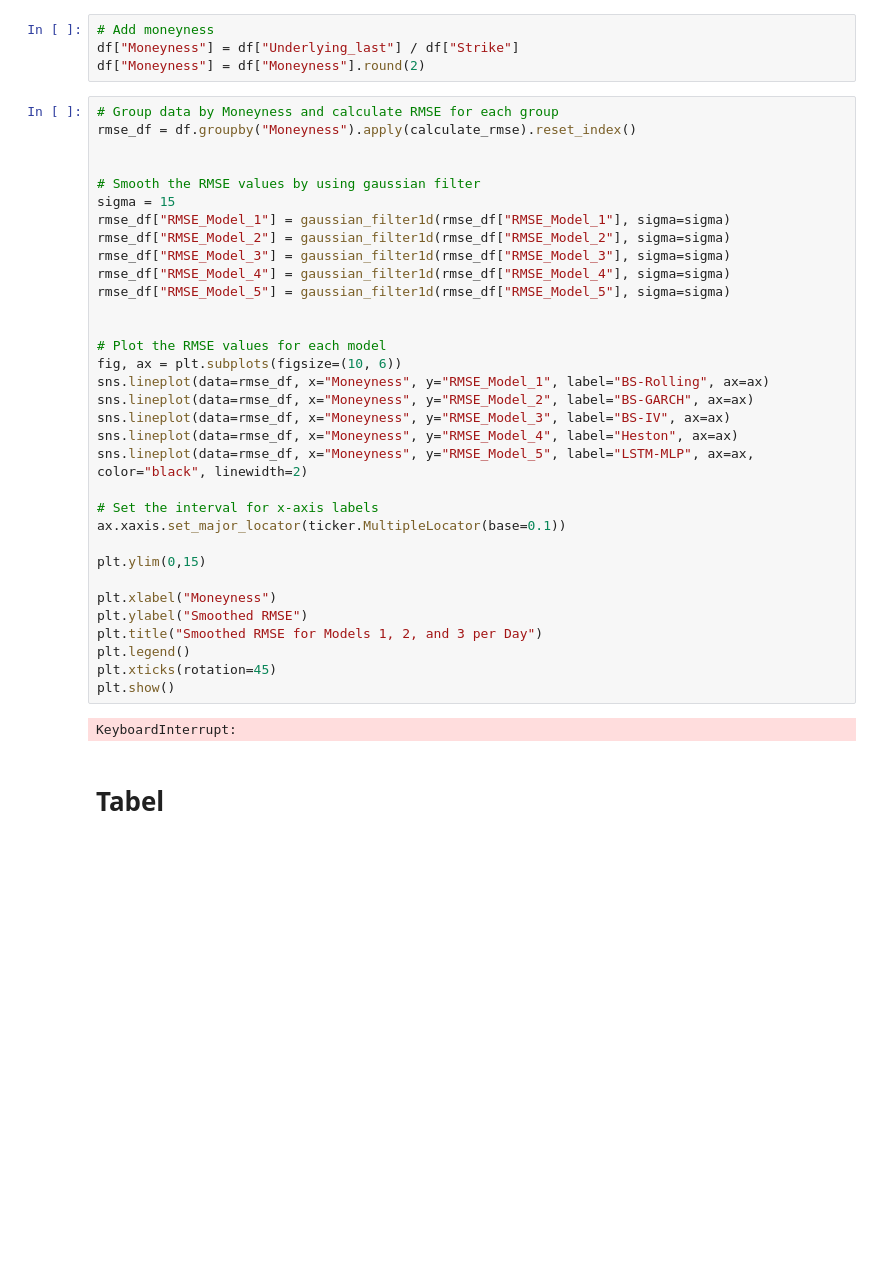
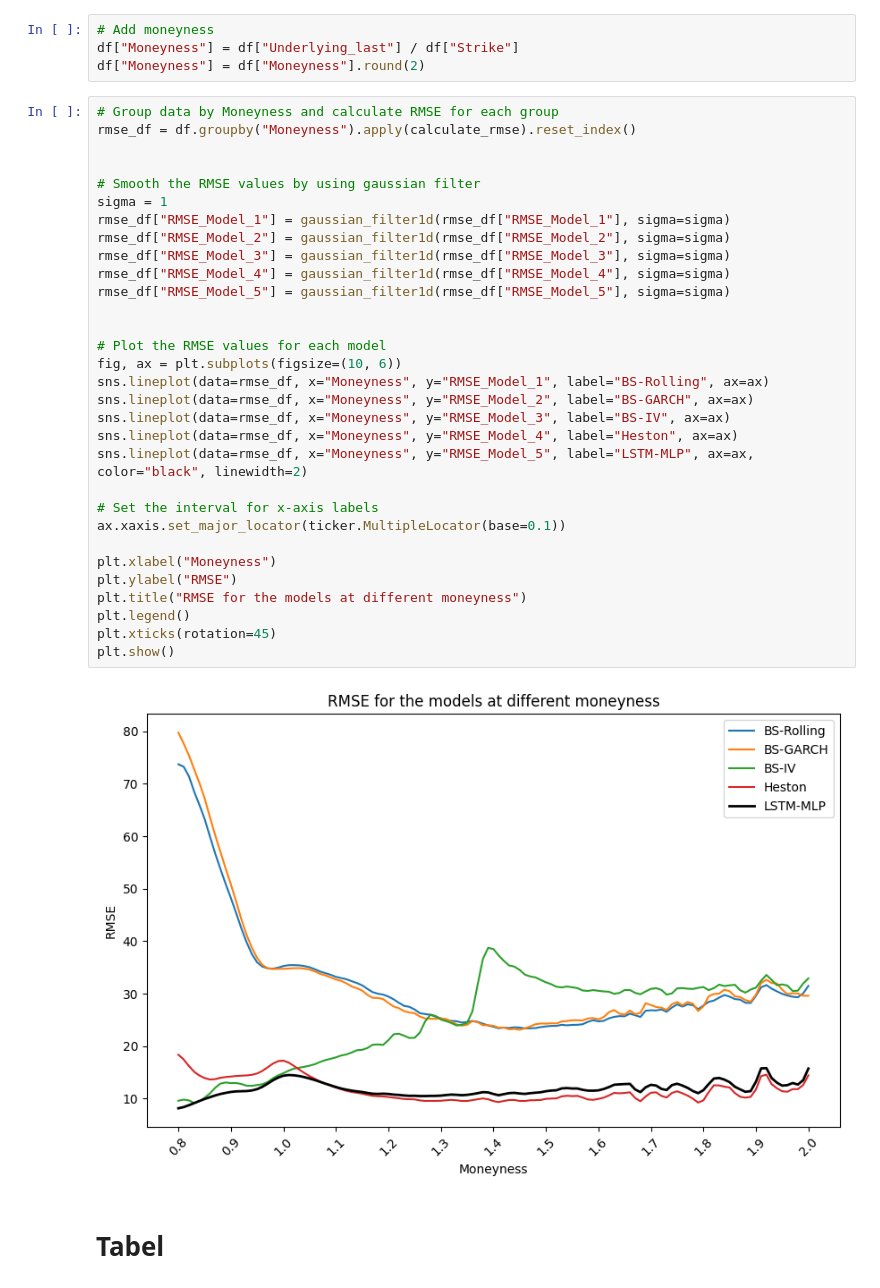
Before and after one commit to erlend-rygg/deep-learning-for-option-pricing, a Jupyter notebook: results_analysis/compare_results.ipynb, the cells around one changed output. Drawn from its saved outputs; the diff is of its cells as text; blank space fills up the shorter version.

```diff
--- a/results_analysis/compare_results.ipynb
+++ b/results_analysis/compare_results.ipynb
@@ -229,37 +246,35 @@ df["Moneyness"] = df["Moneyness"].round(2)
 # %%
 # Group data by Moneyness and calculate RMSE for each group
 rmse_df = df.groupby("Moneyness").apply(calculate_rmse).reset_index()
 
 
 # Smooth the RMSE values by using gaussian filter
-sigma = 15
+sigma = 1
 rmse_df["RMSE_Model_1"] = gaussian_filter1d(rmse_df["RMSE_Model_1"], sigma=sigma)
 rmse_df["RMSE_Model_2"] = gaussian_filter1d(rmse_df["RMSE_Model_2"], sigma=sigma)
 rmse_df["RMSE_Model_3"] = gaussian_filter1d(rmse_df["RMSE_Model_3"], sigma=sigma)
 rmse_df["RMSE_Model_4"] = gaussian_filter1d(rmse_df["RMSE_Model_4"], sigma=sigma)
 rmse_df["RMSE_Model_5"] = gaussian_filter1d(rmse_df["RMSE_Model_5"], sigma=sigma)
 
 
 # Plot the RMSE values for each model
 fig, ax = plt.subplots(figsize=(10, 6))
 sns.lineplot(data=rmse_df, x="Moneyness", y="RMSE_Model_1", label="BS-Rolling", ax=ax)
 sns.lineplot(data=rmse_df, x="Moneyness", y="RMSE_Model_2", label="BS-GARCH", ax=ax)
 sns.lineplot(data=rmse_df, x="Moneyness", y="RMSE_Model_3", label="BS-IV", ax=ax)
 sns.lineplot(data=rmse_df, x="Moneyness", y="RMSE_Model_4", label="Heston", ax=ax)
 sns.lineplot(data=rmse_df, x="Moneyness", y="RMSE_Model_5", label="LSTM-MLP", ax=ax, color="black", linewidth=2)
 
 # Set the interval for x-axis labels
 ax.xaxis.set_major_locator(ticker.MultipleLocator(base=0.1))
 
-plt.ylim(0,15)
-
 plt.xlabel("Moneyness")
-plt.ylabel("Smoothed RMSE")
-plt.title("Smoothed RMSE for Models 1, 2, and 3 per Day")
+plt.ylabel("RMSE")
+plt.title("RMSE for the models at different moneyness")
 plt.legend()
 plt.xticks(rotation=45)
 plt.show()
 # %% [output]
-KeyboardInterrupt:
+[figure, added]
 # %% [markdown]
 # Tabel
```
Also changed, not shown: parts of 15 cells of this notebook, 4 other files.
